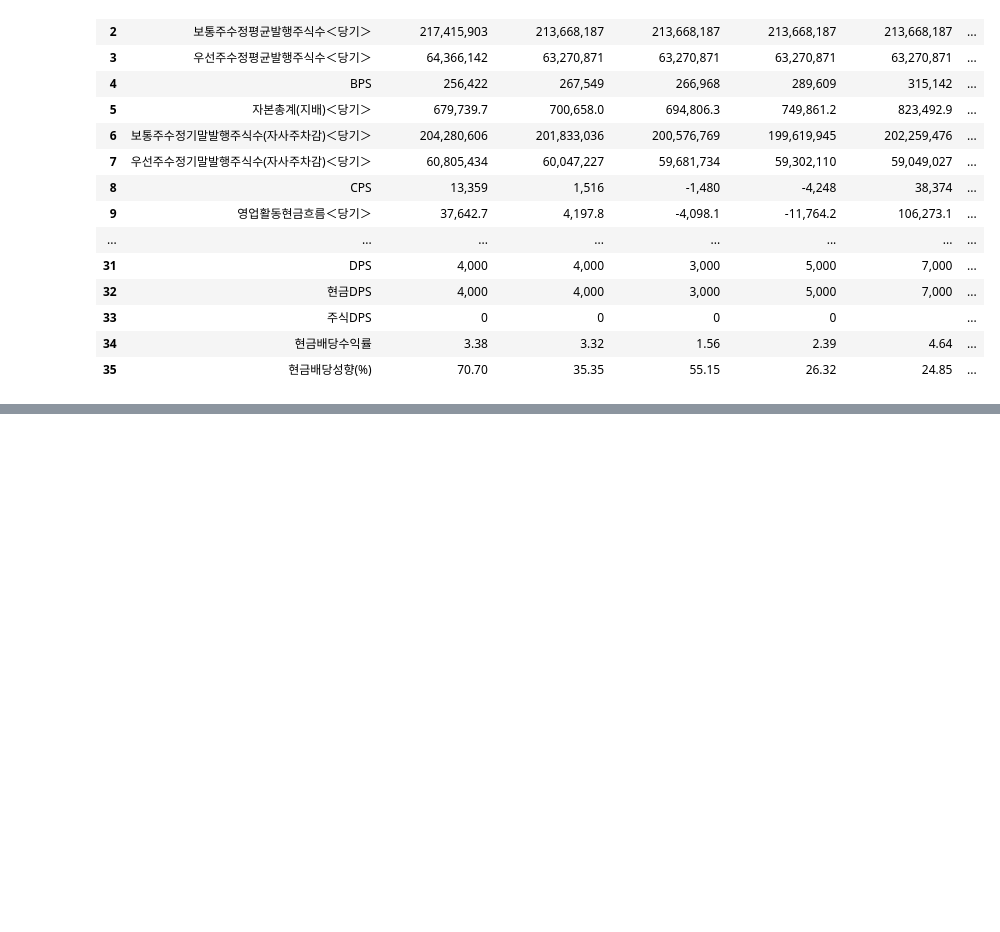
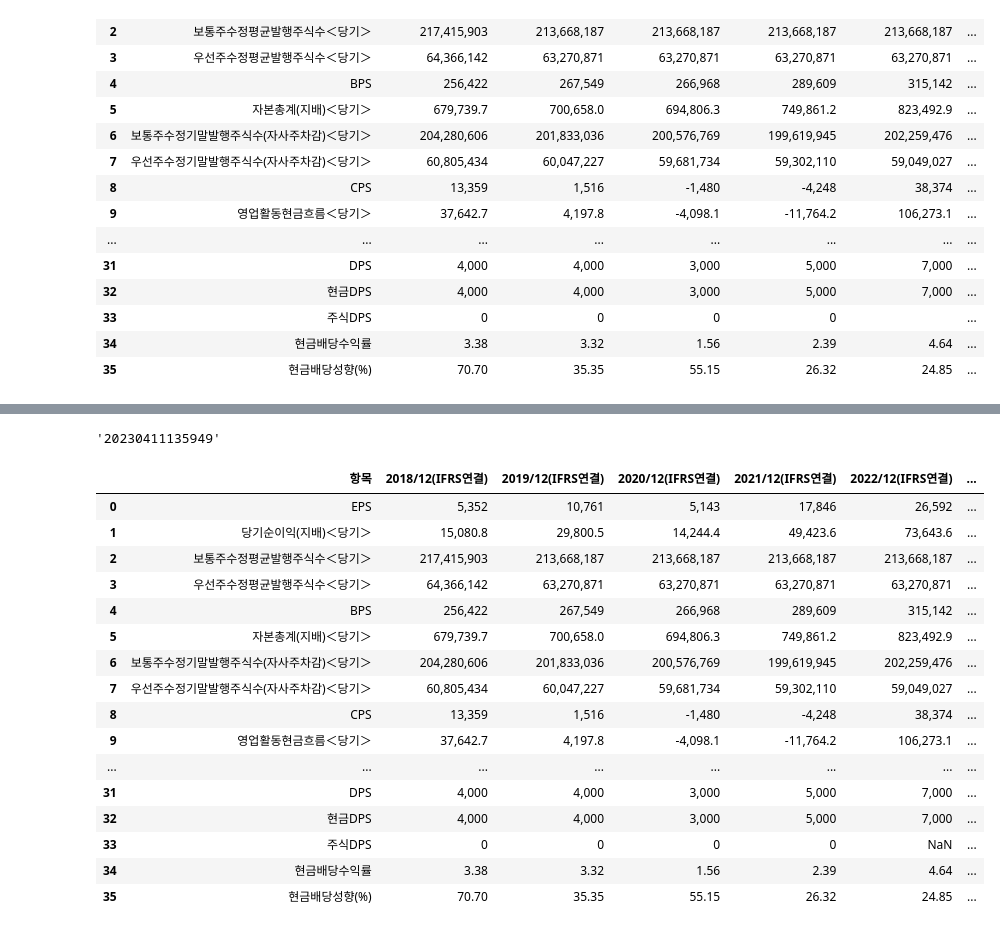
Before and after one commit to iamtaewon/python_01, a Jupyter notebook: 20230411/01_selenium.ipynb, the cells around one changed output, grey strips where cells are left out. Saved outputs shown, nothing was run; the diff lists cells and outputs as text; code cells hidden in the pictures; blank space fills up the shorter version.

```diff
--- a/20230411/01_selenium.ipynb
+++ b/20230411/01_selenium.ipynb
@@ -202,0 +205,6 @@ pd.read_csv('../20230411/test_csv')
+# %%
+now = datetime.now()
+now = now.strftime('%Y%m%d%H%M%S')
+now
+# %% [output]
+'20230411135949'
@@ -202,0 +213,20 @@ pd.read_csv('../20230411/test_csv')
+# %%
+pd.read_csv('../20230411/test(20230411135949).csv')
+# %% [output]
+|  | 항목 | 2018/12(IFRS연결) | 2019/12(IFRS연결) | 2020/12(IFRS연결) | 2021/12(IFRS연결) | 2022/12(IFRS연결) | ... |
+| 0 | EPS | 5,352 | 10,761 | 5,143 | 17,846 | 26,592 | ... |
+| 1 | 당기순이익(지배)＜당기＞ | 15,080.8 | 29,800.5 | 14,244.4 | 49,423.6 | 73,643.6 | ... |
+| 2 | 보통주수정평균발행주식수＜당기＞ | 217,415,903 | 213,668,187 | 213,668,187 | 213,668,187 | 213,668,187 | ... |
+| 3 | 우선주수정평균발행주식수＜당기＞ | 64,366,142 | 63,270,871 | 63,270,871 | 63,270,871 | 63,270,871 | ... |
+| 4 | BPS | 256,422 | 267,549 | 266,968 | 289,609 | 315,142 | ... |
+| 5 | 자본총계(지배)＜당기＞ | 679,739.7 | 700,658.0 | 694,806.3 | 749,861.2 | 823,492.9 | ... |
+| 6 | 보통주수정기말발행주식수(자사주차감)＜당기＞ | 204,280,606 | 201,833,036 | 200,576,769 | 199,619,945 | 202,259,476 | ... |
+| 7 | 우선주수정기말발행주식수(자사주차감)＜당기＞ | 60,805,434 | 60,047,227 | 59,681,734 | 59,302,110 | 59,049,027 | ... |
+| 8 | CPS | 13,359 | 1,516 | -1,480 | -4,248 | 38,374 | ... |
+| 9 | 영업활동현금흐름＜당기＞ | 37,642.7 | 4,197.8 | -4,098.1 | -11,764.2 | 106,273.1 | ... |
+| ... | ... | ... | ... | ... | ... | ... | ... |
+| 31 | DPS | 4,000 | 4,000 | 3,000 | 5,000 | 7,000 | ... |
+| 32 | 현금DPS | 4,000 | 4,000 | 3,000 | 5,000 | 7,000 | ... |
+| 33 | 주식DPS | 0 | 0 | 0 | 0 | NaN | ... |
+| 34 | 현금배당수익률 | 3.38 | 3.32 | 1.56 | 2.39 | 4.64 | ... |
+| 35 | 현금배당성향(%) | 70.70 | 35.35 | 55.15 | 26.32 | 24.85 | ... |
```
Also changed, not shown: parts of 5 cells of this notebook.
